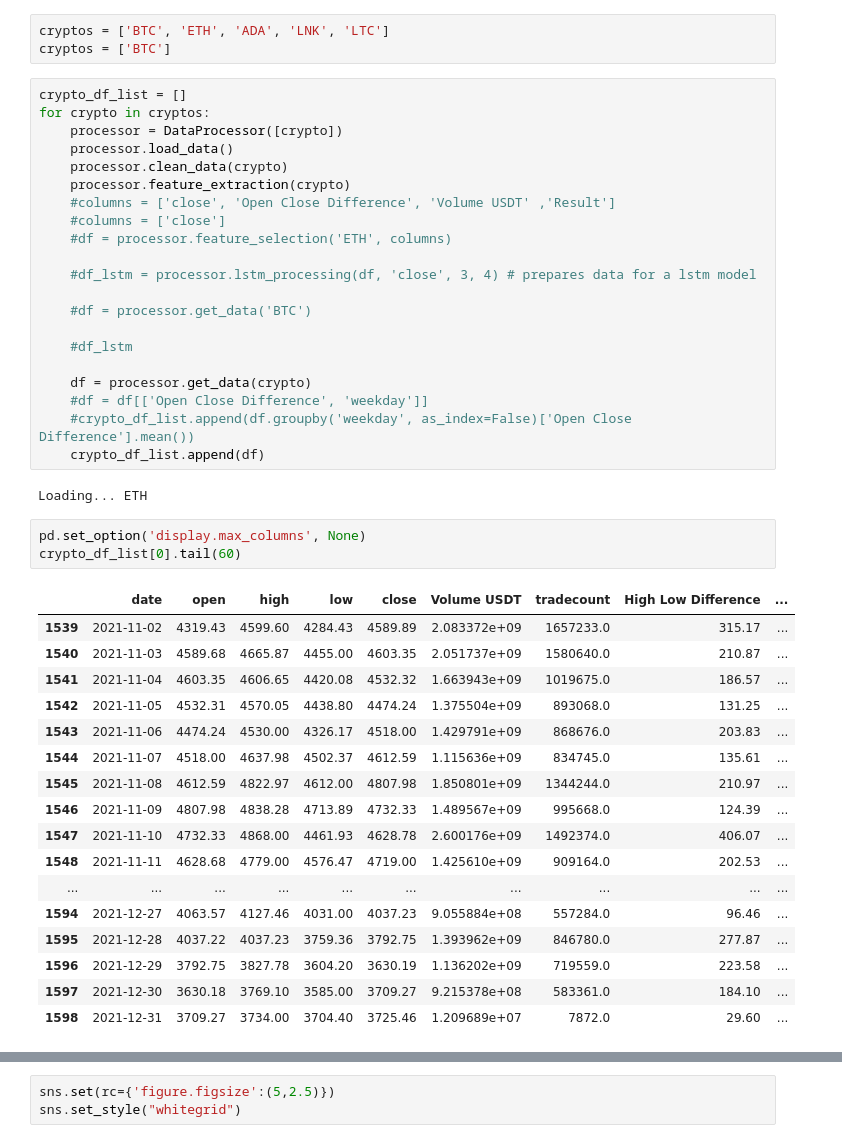
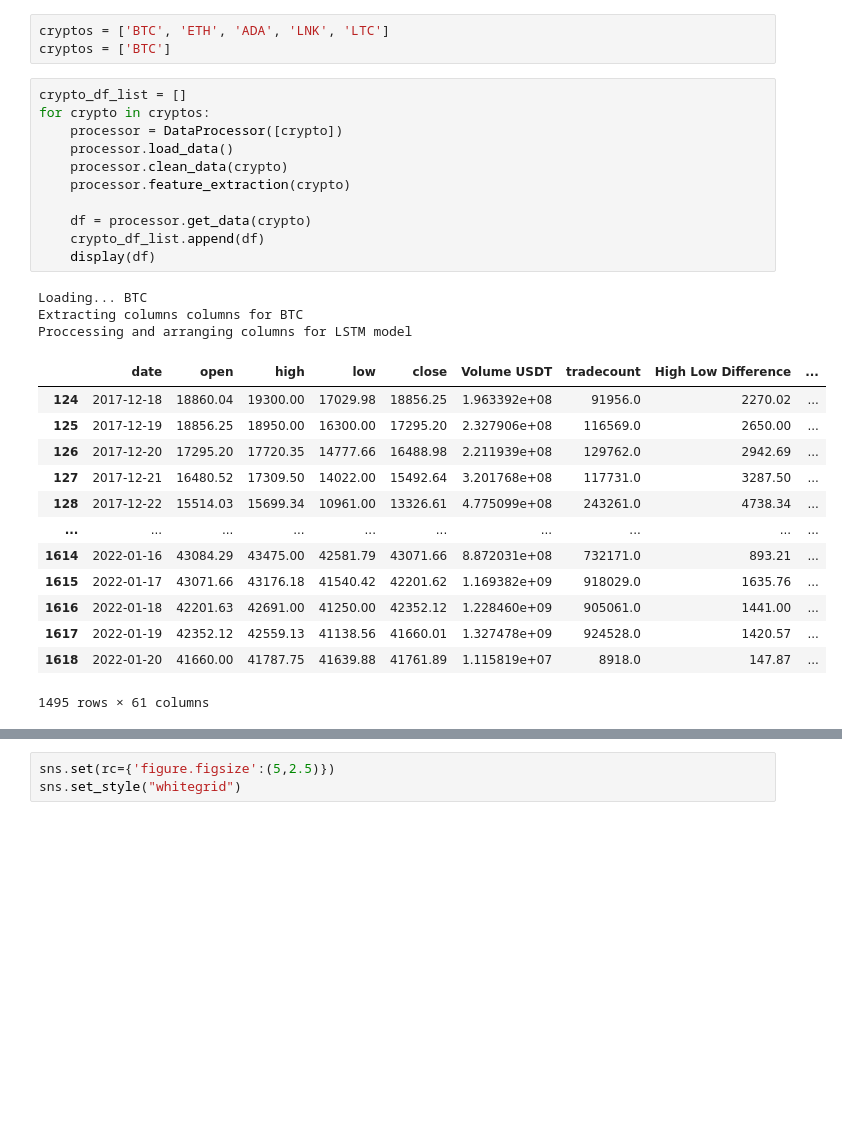
Before and after one commit to GZabalaG/crypto_bot, a Jupyter notebook: data_processor/Datafram Analysis.ipynb, the cells around one changed output, grey strips where cells are left out. Saved outputs shown, nothing was run; the diff lists cells and outputs as text; blank space fills up the shorter version.

```diff
--- a/data_processor/Datafram Analysis.ipynb
+++ b/data_processor/Datafram Analysis.ipynb
@@ -110,44 +99,28 @@ cryptos = ['BTC']
 # %%
 crypto_df_list = []
 for crypto in cryptos:
     processor = DataProcessor([crypto])
     processor.load_data()
     processor.clean_data(crypto)
     processor.feature_extraction(crypto)
-    #columns = ['close', 'Open Close Difference', 'Volume USDT' ,'Result']
-    #columns = ['close']
-    #df = processor.feature_selection('ETH', columns)
-
-    #df_lstm = processor.lstm_processing(df, 'close', 3, 4) # prepares data for a lstm model
-
-    #df = processor.get_data('BTC')
-
-    #df_lstm
 
     df = processor.get_data(crypto)
-    #df = df[['Open Close Difference', 'weekday']]
-    #crypto_df_list.append(df.groupby('weekday', as_index=False)['Open Close Difference'].mean())
     crypto_df_list.append(df)
+    display(df)
 # %% [output]
-Loading... ETH
+Loading... BTC
+Extracting columns columns for BTC
+Proccessing and arranging columns for LSTM model
+|  | date | open | high | low | close | Volume USDT | tradecount | High Low Difference | ... |
+| 124 | 2017-12-18 | 18860.04 | 19300.00 | 17029.98 | 18856.25 | 1.963392e+08 | 91956.0 | 2270.02 | ... |
+| 125 | 2017-12-19 | 18856.25 | 18950.00 | 16300.00 | 17295.20 | 2.327906e+08 | 116569.0 | 2650.00 | ... |
+| 126 | 2017-12-20 | 17295.20 | 17720.35 | 14777.66 | 16488.98 | 2.211939e+08 | 129762.0 | 2942.69 | ... |
+| 127 | 2017-12-21 | 16480.52 | 17309.50 | 14022.00 | 15492.64 | 3.201768e+08 | 117731.0 | 3287.50 | ... |
+| 128 | 2017-12-22 | 15514.03 | 15699.34 | 10961.00 | 13326.61 | 4.775099e+08 | 243261.0 | 4738.34 | ... |
+| ... | ... | ... | ... | ... | ... | ... | ... | ... | ... |
+| 1614 | 2022-01-16 | 43084.29 | 43475.00 | 42581.79 | 43071.66 | 8.872031e+08 | 732171.0 | 893.21 | ... |
+| 1615 | 2022-01-17 | 43071.66 | 43176.18 | 41540.42 | 42201.62 | 1.169382e+09 | 918029.0 | 1635.76 | ... |
+| 1616 | 2022-01-18 | 42201.63 | 42691.00 | 41250.00 | 42352.12 | 1.228460e+09 | 905061.0 | 1441.00 | ... |
+| 1617 | 2022-01-19 | 42352.12 | 42559.13 | 41138.56 | 41660.01 | 1.327478e+09 | 924528.0 | 1420.57 | ... |
+| 1618 | 2022-01-20 | 41660.00 | 41787.75 | 41639.88 | 41761.89 | 1.115819e+07 | 8918.0 | 147.87 | ... |
+1495 rows × 61 columns
-# %%
-pd.set_option('display.max_columns', None)
-crypto_df_list[0].tail(60)
-# %% [output]
-|  | date | open | high | low | close | Volume USDT | tradecount | High Low Difference | ... |
-| 1539 | 2021-11-02 | 4319.43 | 4599.60 | 4284.43 | 4589.89 | 2.083372e+09 | 1657233.0 | 315.17 | ... |
-| 1540 | 2021-11-03 | 4589.68 | 4665.87 | 4455.00 | 4603.35 | 2.051737e+09 | 1580640.0 | 210.87 | ... |
-| 1541 | 2021-11-04 | 4603.35 | 4606.65 | 4420.08 | 4532.32 | 1.663943e+09 | 1019675.0 | 186.57 | ... |
-| 1542 | 2021-11-05 | 4532.31 | 4570.05 | 4438.80 | 4474.24 | 1.375504e+09 | 893068.0 | 131.25 | ... |
-| 1543 | 2021-11-06 | 4474.24 | 4530.00 | 4326.17 | 4518.00 | 1.429791e+09 | 868676.0 | 203.83 | ... |
-| 1544 | 2021-11-07 | 4518.00 | 4637.98 | 4502.37 | 4612.59 | 1.115636e+09 | 834745.0 | 135.61 | ... |
-| 1545 | 2021-11-08 | 4612.59 | 4822.97 | 4612.00 | 4807.98 | 1.850801e+09 | 1344244.0 | 210.97 | ... |
-| 1546 | 2021-11-09 | 4807.98 | 4838.28 | 4713.89 | 4732.33 | 1.489567e+09 | 995668.0 | 124.39 | ... |
-| 1547 | 2021-11-10 | 4732.33 | 4868.00 | 4461.93 | 4628.78 | 2.600176e+09 | 1492374.0 | 406.07 | ... |
-| 1548 | 2021-11-11 | 4628.68 | 4779.00 | 4576.47 | 4719.00 | 1.425610e+09 | 909164.0 | 202.53 | ... |
-| ... | ... | ... | ... | ... | ... | ... | ... | ... | ... |
-| 1594 | 2021-12-27 | 4063.57 | 4127.46 | 4031.00 | 4037.23 | 9.055884e+08 | 557284.0 | 96.46 | ... |
-| 1595 | 2021-12-28 | 4037.22 | 4037.23 | 3759.36 | 3792.75 | 1.393962e+09 | 846780.0 | 277.87 | ... |
-| 1596 | 2021-12-29 | 3792.75 | 3827.78 | 3604.20 | 3630.19 | 1.136202e+09 | 719559.0 | 223.58 | ... |
-| 1597 | 2021-12-30 | 3630.18 | 3769.10 | 3585.00 | 3709.27 | 9.215378e+08 | 583361.0 | 184.10 | ... |
-| 1598 | 2021-12-31 | 3709.27 | 3734.00 | 3704.40 | 3725.46 | 1.209689e+07 | 7872.0 | 29.60 | ... |
```
Also changed, not shown: parts of 11 cells of this notebook, 3 other files.
